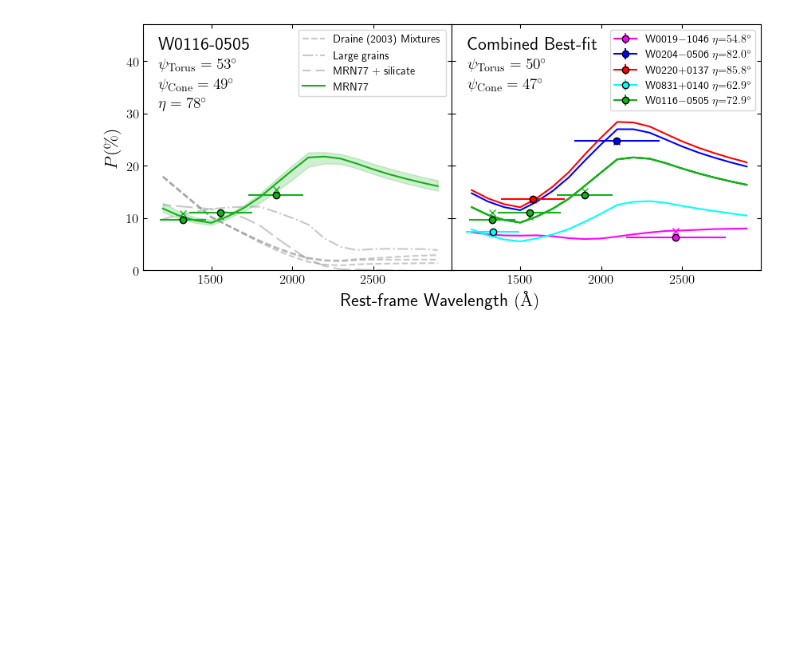
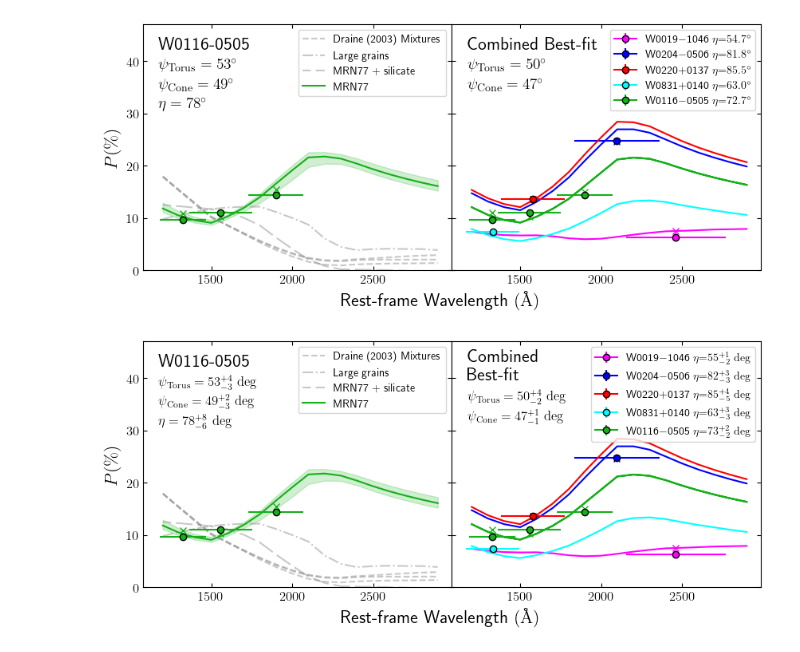
Before and after one commit to rjassef/Impol_BHDs_repo, a Jupyter notebook: plots/SKIRTOR_fit/fit_pfrac_MCMC.ipynb, the cells around one changed output. Cells and saved outputs as stored; diff of their text form; code cells hidden in the pictures; blank space fills up the shorter version.

Commit message:
Added errors to the quantities in the best-fit SKIRT plot

```diff
--- a/plots/SKIRTOR_fit/fit_pfrac_MCMC.ipynb
+++ b/plots/SKIRTOR_fit/fit_pfrac_MCMC.ipynb
@@ -369,0 +344,5 @@ Minimum chi2: 28.5
+# %%
+#Errorbars for combined fit
+comb_median, comb_err_low, comb_err_high = get_errorbars(flatchain_use, fname="combined_best_fit.txt")
+
+print("Minimum chi2: {:.1f}".format(-2*logprob(x0, op.wids)[0]))
@@ -369,0 +359,7 @@ Minimum chi2: 28.5
+# %%
+#Errorbars for combined fit
+wid = "W0116-0505"
+W0116_median, W0116_err_low, W0116_err_high = get_errorbars(flatchain_W0116_use, wids=[wid], fname="W0116_best_fit.txt")
+
+print(x0_W0116)
+print("Minimum chi2: {:.1f}".format(-2*logprob(x0_W0116, [wid])[0]))
@@ -442,2 +445,77 @@ fig.savefig("SKIRTOR_MRN77_best-fit_MCMC.png", dpi=200, bbox_inches='tight')
 # %% [output]
 [figure]
+# %%
+#Plot for the paper.
+
+colors = {"W0116-0505":"xkcd:green", "W0019-1046":"magenta", "W0204-0506":"blue", "W0220+0137":"red", "W0831+0140":"cyan"}
+
+fig, axs = plt.subplots(1,2, figsize=(10,4), sharey=True, sharex=True)
+plt.subplots_adjust(wspace=0., hspace=0.)
+
+for ax in axs:
+    ax.tick_params(axis="both", direction="in", labelsize=12, bottom=True, top=True, left=True, right=True)
+
+#On one plot, we show the best solution for W0116-0505.
+wid = "W0116-0505"
+
+#First plot the range of plaussible models.
+axs[0].fill_between(lam_grid.value, curve_min, curve_max, color=colors[wid], alpha=0.2)
+
+labels = ['Draine (2003) Mixtures', None, None, 'Large grains', 'MRN77 + silicate']
+for mm, osk in enumerate(other_sk):
+    kk = np.argmin(other_chi2[mm])
+    ls = 'dashed'
+    if mm==3:
+        ls = 'dashdot'
+    elif mm==4:
+        ls = (5, (10,3))
+    elif mm==5:
+        ls = 'dotted'
+    axs[0].plot(lam_grid, 100*osk.p((iang_grid[kk]*np.ones(lam_grid.shape), lam_grid)), c='xkcd:grey',ls=ls, label=labels[mm], alpha=0.5)
+
+axs[0].plot(lam_grid, 100*pw_l.p((x_best_W0116[0]*np.ones(lam_grid.shape)*u.deg, (x_best_W0116[1]-10)*np.ones(lam_grid.shape)*u.deg, x_best_W0116[2]*np.ones(lam_grid.shape)*u.deg, lam_grid)), c=colors[wid],ls='solid', label='MRN77')
+
+for bname in op.pfrac[wid].keys():
+
+    axs[0].errorbar([bands.bp[bname].barlam().value/(1+op.z[wid])], [op.pfrac[wid][bname]], xerr=[bands.bp[bname].rectwidth().value/2./(1+op.z[wid])], yerr=[op.epfrac[wid][bname]], marker='o', c=colors[wid], markeredgecolor='black')
+    p_mod = pw_l.p_bb(bands.bp[bname], [x_best_W0116[0]]*u.deg, [(x_best_W0116[1]-10)]*u.deg, [x_best_W0116[2]]*u.deg, specs.lam_obs[wid], specs.flam[wid], op.z[wid])
+    axs[0].plot([bands.bp[bname].barlam().value/(1+op.z[wid])], [p_mod[0,0,0]*100], c=colors[wid], marker='x')
+
+axs[0].text(0.05, 0.9, "W0116-0505", transform=axs[0].transAxes, fontsize=16, weight='bold')
+axs[0].text(0.05, 0.82, r"$\psi_{{\rm Torus}} = {:.0f}_{{-{:.0f}}}^{{+{:.0f}}}~\rm deg$".format(x_best_W0116[0], W0116_err_low[0], W0116_err_high[0]), transform=axs[0].transAxes, fontsize=12)
+axs[0].text(0.05, 0.74, r"$\psi_{{\rm Cone}}  = {:.0f}_{{-{:.0f}}}^{{+{:.0f}}}~\rm deg$".format(x_best_W0116[1], W0116_err_low[1], W0116_err_high[1]), transform=axs[0].transAxes, fontsize=12)
+axs[0].text(0.05, 0.66, r"$\eta = {:.0f}_{{-{:.0f}}}^{{+{:.0f}}}~\rm deg$".format(x_best_W0116[2], W0116_err_low[2], W0116_err_high[2]), transform=axs[0].transAxes, fontsize=12)
+
+axs[0].legend()#loc=(0.45, 0.55))
+
+#On the other, we will show the combined best fit.
+for iwid, wid in enumerate(op.wids):
+
+    for bname in op.pfrac[wid].keys():
+
+        if bname == "R_SPECIAL":
+            #label = r"{} $\eta$=${:.1f}^{{\circ}}$".format(re.sub("-","$-$",wid), x_best[2+iwid])
+            label = r"{} $\eta$=${:.0f}_{{-{:.0f}}}^{{+{:.0f}}}~\rm deg$".format(re.sub("-","$-$",wid), x_best[2+iwid], comb_err_low[2+iwid], comb_err_high[1+iwid])
+        else:
+            label = None
+
+        axs[1].plot(lam_grid, 100*pw_l.p((x_best[0]*np.ones(lam_grid.shape)*u.deg, (x_best[1]-10)*np.ones(lam_grid.shape)*u.deg, x_best[2+iwid]*np.ones(lam_grid.shape)*u.deg, lam_grid)), c=colors[wid],ls='solid')
+
+        axs[1].errorbar([bands.bp[bname].barlam().value/(1+op.z[wid])], [op.pfrac[wid][bname]], xerr=[bands.bp[bname].rectwidth().value/2./(1+op.z[wid])], yerr=[op.epfrac[wid][bname]], marker='o', color=colors[wid], markeredgecolor='black', label=label)
+
+        p_mod = pw_l.p_bb(bands.bp[bname], [x_best[0]]*u.deg, [(x_best[1]-10)]*u.deg, [x_best[2+iwid]]*u.deg, specs.lam_obs[wid], specs.flam[wid], op.z[wid])
+        axs[1].plot([bands.bp[bname].barlam().value/(1+op.z[wid])], [p_mod[0,0,0]*100], c=colors[wid], marker='x')
+
+axs[1].text(0.05, 0.9, "Combined\nBest-fit", transform=axs[1].transAxes, fontsize=16, weight='bold', va='center')
+axs[1].text(0.05, 0.76, r"$\psi_{{\rm Torus}} = {:.0f}_{{-{:.0f}}}^{{+{:.0f}}}~\rm deg$".format(x_best[0], comb_err_low[0], comb_err_high[0]), transform=axs[1].transAxes, fontsize=12)
+axs[1].text(0.05, 0.68, r"$\psi_{{\rm Cone}}  = {:.0f}_{{-{:.0f}}}^{{+{:.0f}}}~\rm deg$".format(x_best[1], comb_err_low[1], comb_err_high[1]), transform=axs[1].transAxes, fontsize=12)
+axs[1].legend(loc='upper right')
+
+axs[0].set_ylim([0., 47.])
+
+axs[0].set_ylabel(r"$P (\%)$", fontsize=16)
+fig.text(0.5, 0., r"Rest-frame Wavelength $(\rm \AA)$", ha='center', fontsize=16)
+
+fig.savefig("SKIRTOR_MRN77_best-fit_MCMC.png", dpi=200, bbox_inches='tight')
+# %% [output]
+[figure, added]
```
Also changed, not shown: parts of 10 cells of this notebook, 2 other files.
